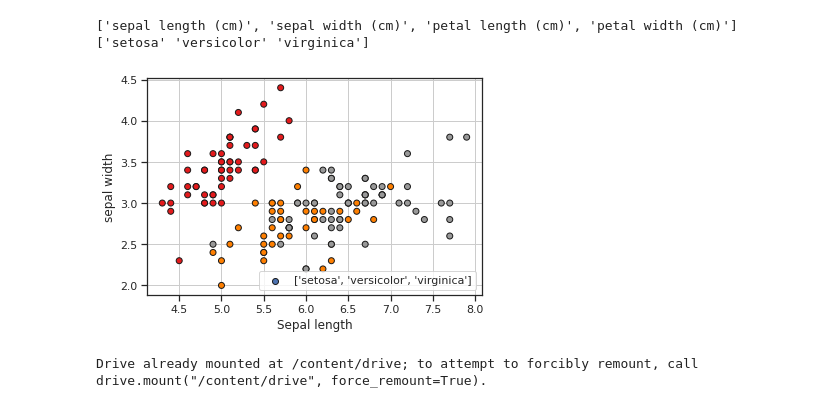
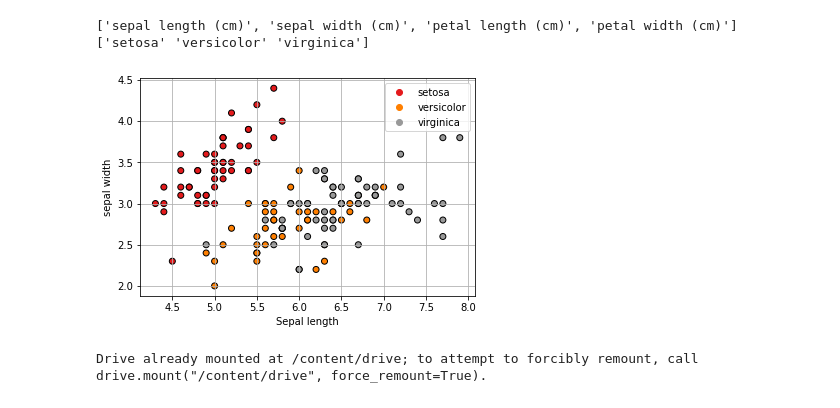
Before and after one commit to ibribr/DT8807, a Jupyter notebook: iris_plot.ipynb, the cells around one changed output. Cells and saved outputs as stored; diff of their text form; code cells hidden in the pictures.

```diff
--- a/iris_plot.ipynb
+++ b/iris_plot.ipynb
@@ -9,24 +9,24 @@ import pandas as pd
 # %%
 from sklearn import datasets
 
 iris = datasets.load_iris()
 x = iris.data#[:,:2]  # the first two features
 y = iris.target
 
 print(iris.feature_names)
 print(iris.target_names)
-label = ["setosa', 'versicolor', 'virginica']
+classes = ["setosa", "versicolor", "virginica"]
 
-plt.scatter(x[:,0], x[:,1], c=y, cmap=plt.cm.Set1, edgecolor="k", label=label)
+scatter = plt.scatter(x[:,0], x[:,1], c=y, cmap=plt.cm.Set1, edgecolor="k")
+plt.legend(handles=scatter.legend_elements()[0], labels=classes)
 plt.grid()
 plt.xlabel("Sepal length")
 plt.ylabel("sepal width")
-plt.legend()
 plt.show()
 # %% [output]
 ['sepal length (cm)', 'sepal width (cm)', 'petal length (cm)', 'petal width (cm)']
 ['setosa' 'versicolor' 'virginica']
-[figure, old version]
+[figure, new version]
 # %%
 from google.colab import drive
 drive.mount("/content/drive")
```
